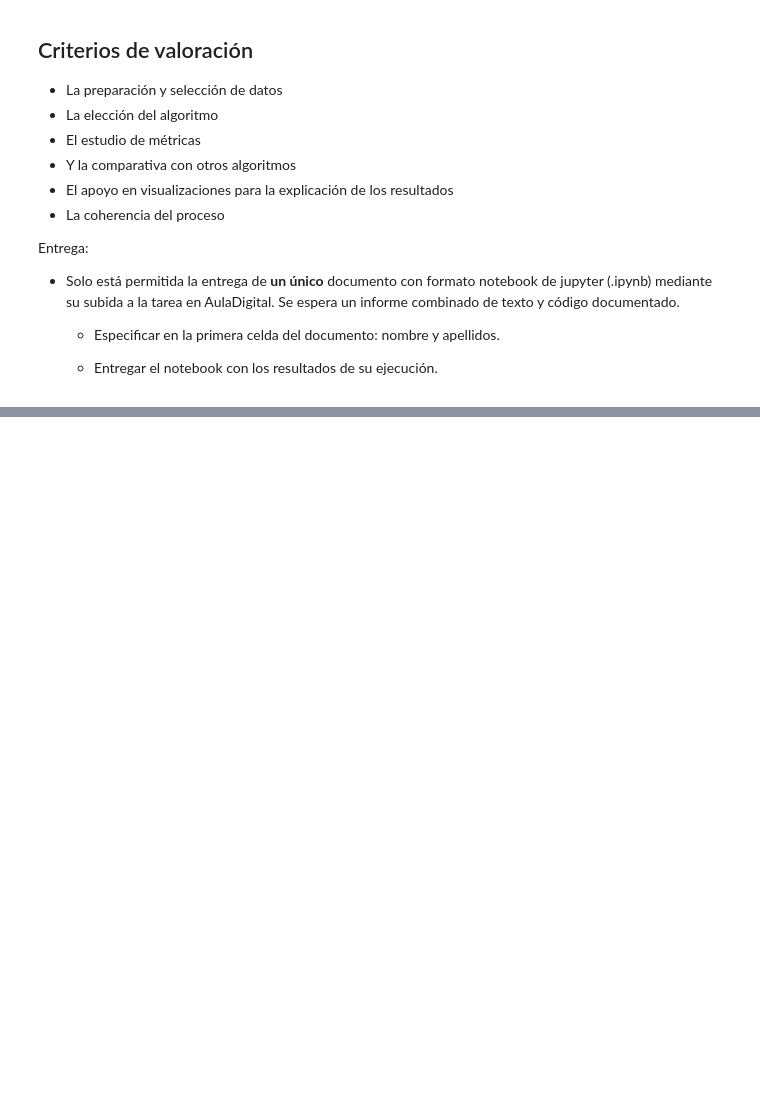
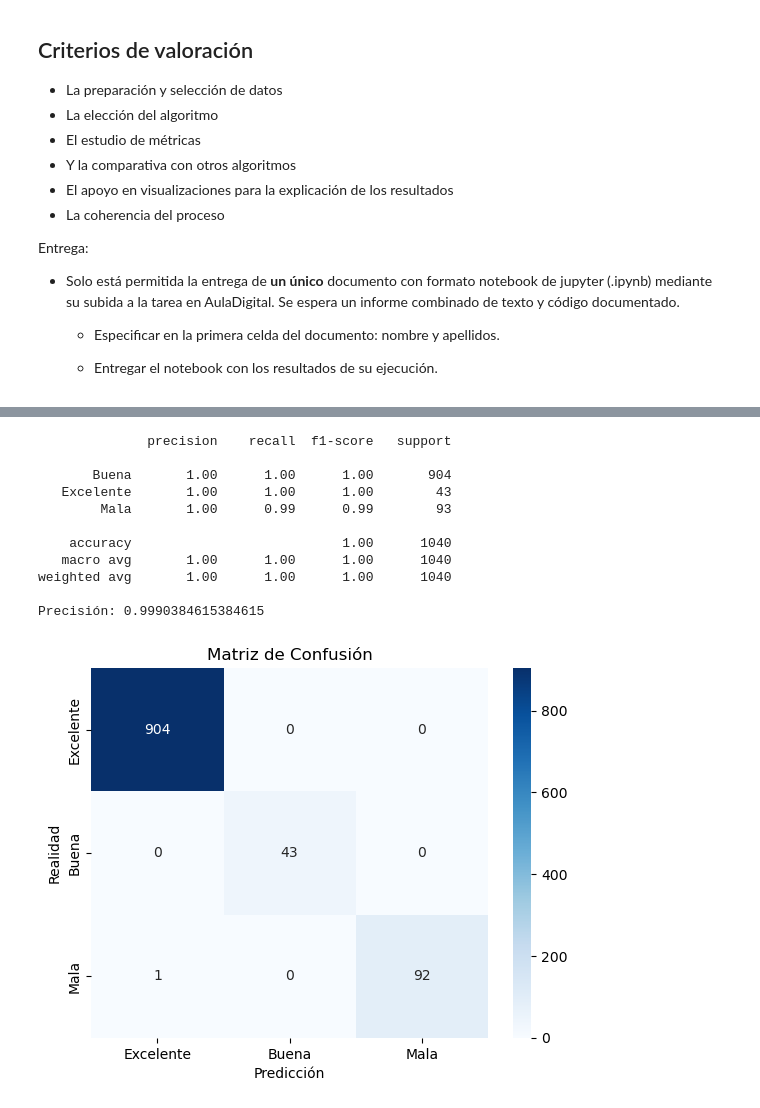
Before and after one commit to BalentinaAE/Pandas, a Jupyter notebook: Practica_ML2.ipynb, the cells around one changed output, grey strips where cells are left out. Saved outputs shown, nothing was run; the diff lists cells and outputs as text; code cells hidden in the pictures; blank space fills up the shorter version.

Commit message:
Descripción de los cambios en Practica_ML2

```diff
--- a/Practica_ML2.ipynb
+++ b/Practica_ML2.ipynb
@@ -64,0 +98,57 @@ from sklearn.metrics import classification_report, confusion_matrix, accuracy_sc
+# %%
+
+datosco = pd.read_csv("datos_practica_ML2.csv", sep=",")
+
+datosco.columns = datosco.columns.str.strip().str.lower().str.replace(" ", "_")
+datosco = datosco.drop_duplicates()
+
+for col in datosco.columns:
+    if col.startswith("fl_"):
+        datosco = datosco[datosco[col] == "V"]
+
+numericas = [col for col in datosco.columns if "_hi" in col]
+datosco[numericas] = datosco[numericas].apply(pd.to_numeric, errors="coerce")
+datosco[numericas] = datosco[numericas].fillna(datosco[numericas].median())
+
+def clasificar_calidad(df):
+    condiciones = [
+        (df["pm10_hi"] <= 20) & (df["o3_hi"] <= 50) & (df["no2_hi"] <= 40),
+        (df["pm10_hi"] <= 50) & (df["o3_hi"] <= 100) & (df["no2_hi"] <= 100),
+        (df["pm10_hi"] > 50) | (df["o3_hi"] > 100) | (df["no2_hi"] > 100),
+    ]
+    categorias = ["Excelente", "Buena", "Mala"]
+    df["calidad_aire"] = np.select(condiciones, categorias, default="Mala")
+    return df
+
+datosco = clasificar_calidad(datosco)
+
+X = datosco[numericas]
+y = datosco["calidad_aire"]
+X_train, X_test, y_train, y_test = train_test_split(X, y, test_size=0.2, random_state=42)
+
+modelo = RandomForestClassifier(n_estimators=100, random_state=42)
+modelo.fit(X_train, y_train)
+y_pred = modelo.predict(X_test)
+
+print(classification_report(y_test, y_pred))
+print("Precisión:", accuracy_score(y_test, y_pred))
+
+matriz = confusion_matrix(y_test, y_pred)
+sns.heatmap(matriz, annot=True, fmt="d", cmap="Blues", xticklabels=["Excelente", "Buena", "Mala"], yticklabels=["Excelente", "Buena", "Mala"])
+plt.xlabel("Predicción")
+plt.ylabel("Realidad")
+plt.title("Matriz de Confusión")
+plt.show()
+# %% [output]
+              precision    recall  f1-score   support
+
+       Buena       1.00      1.00      1.00       904
+   Excelente       1.00      1.00      1.00        43
+        Mala       1.00      0.99      0.99        93
+
+    accuracy                           1.00      1040
+   macro avg       1.00      1.00      1.00      1040
+weighted avg       1.00      1.00      1.00      1040
+
+Precisión: 0.9990384615384615
+[figure, added]
```
Also changed, not shown: parts of 6 cells of this notebook.
